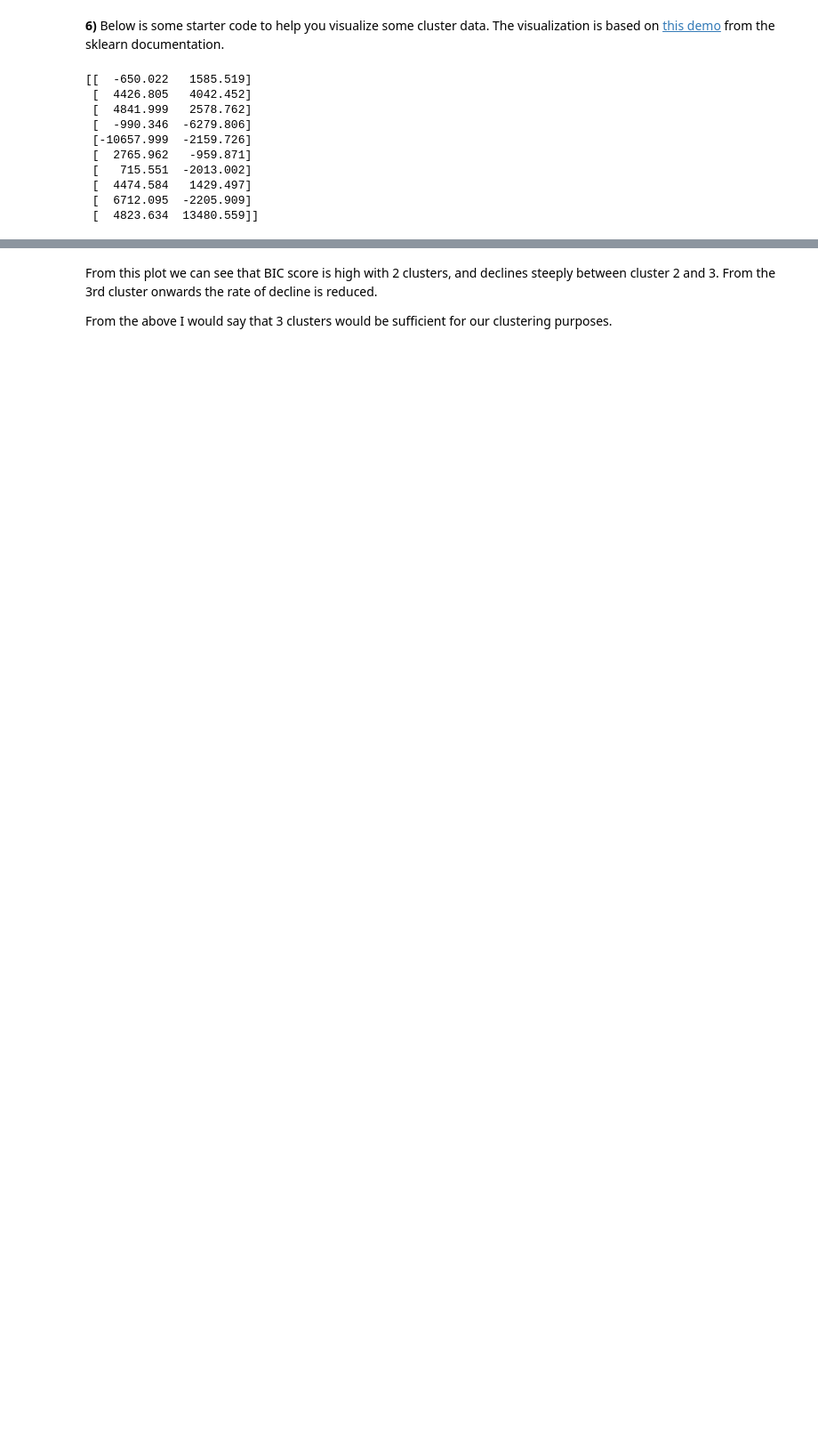
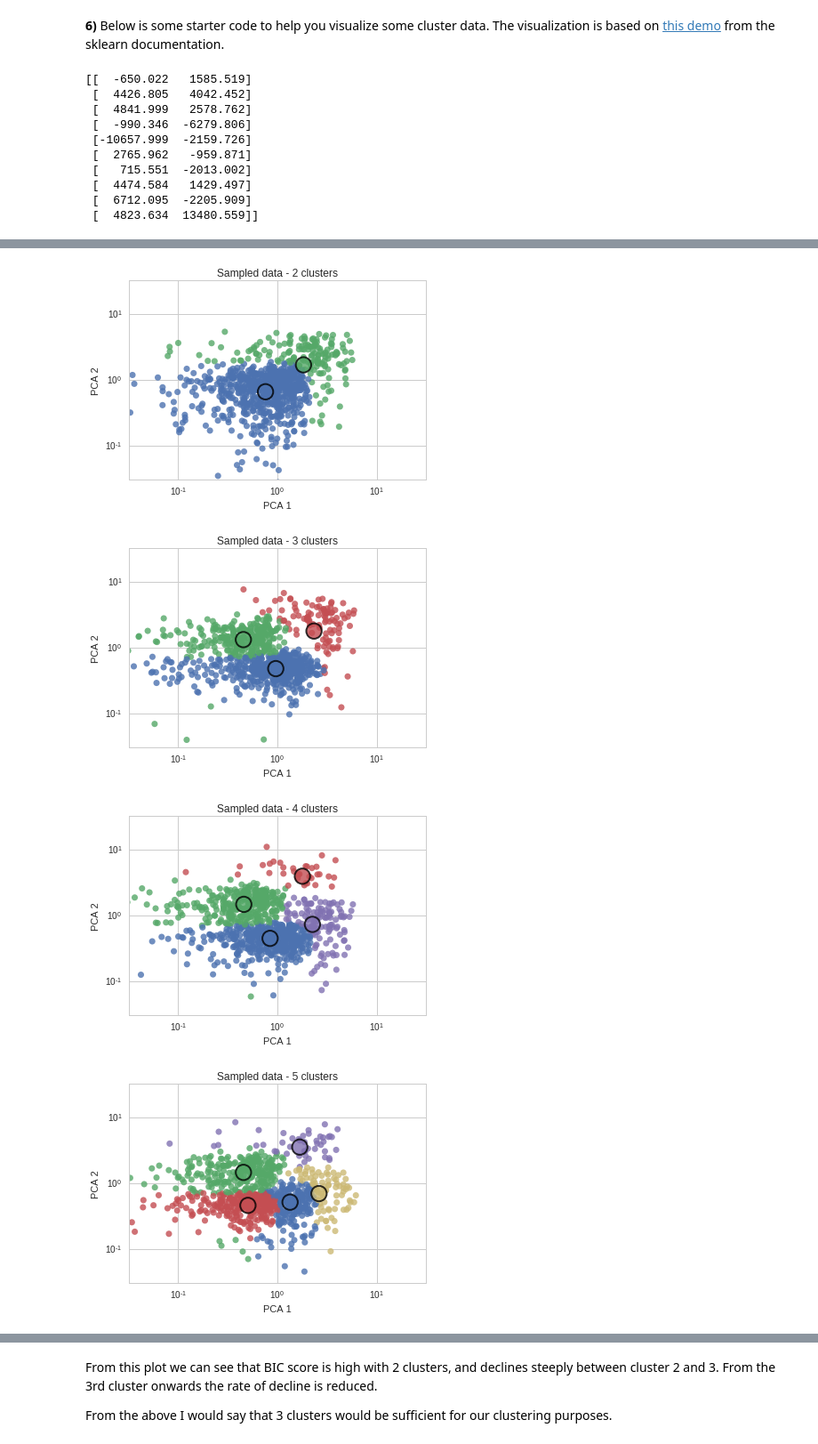
Before and after one commit to bvstillwell/udacity-mlnd-capstone, a Jupyter notebook: p3/r2/customer_segments.ipynb, the cells around one changed output, grey strips where cells are left out. Shown: that part at 89% size. Drawn from its saved outputs; the diff is of its cells as text; code cells hidden in the pictures; blank space fills up the shorter version.

```diff
--- a/p3/r2/customer_segments.ipynb
+++ b/p3/r2/customer_segments.ipynb
@@ -254,28 +254,26 @@ def tidy_data(a, b, col):
 
 
 #Lets visualise what a few different clusters would look like
-#To do this we need to swap the x-axis, convert to a stand
-for i in [2, 3, 5, 7, 12]:
-    cl = GMM(n_components=i)
-    cl.fit(reduced_data)
-
-    clusters = cl
-    #print clusters
-
-    centroids = clusters.means_
-    samples = cl.sample(1000)
-    group = cl.predict(samples)
+#To do this
+# -> swap the x-axis
+# -> convert to a standard scale, mean = 0
+# -> translate by 1,1
+# -> plot on log graph
+def plot_clusters(model, plot_data, title, xlim=None, ylim=None):
+    centroids = model.means_
+    group = model.predict(plot_data)
+    i = model.n_components
 
     colx = "PCA 1"
     coly = "PCA 2"
     col_colour = "color"
 
     #Lets transform the data to a good space so we can log graph them
-    scaler.fit(samples)
+    scaler.fit(plot_data)
 
     centroids_data = pd.DataFrame(scaler.transform(centroids), columns=[colx, coly])
     centroids_data[colx] *= -1. #The x-axis is the wrong way
-    samples_data = pd.DataFrame(scaler.transform(samples), columns=[colx, coly])
+    samples_data = pd.DataFrame(scaler.transform(plot_data), columns=[colx, coly])
     samples_data[colx] *= -1. #The x-axis is the wrong way
 
     #Lets translate the graph so we can plot it
@@ -284,6 +282,7 @@ for i in [2, 3, 5, 7, 12]:
     samples_data[coly] += mov
     centroids_data[colx] += mov
     centroids_data[coly] += mov
+
 
 
     pal = sns.color_palette("deep", centroids_data.shape[0])
@@ -295,9 +294,10 @@ for i in [2, 3, 5, 7, 12]:
     sns.set_style("whitegrid")
     f, ax = plt.subplots()
     ax.set(xscale="log", yscale="log")
-    plt.xlim([10.**-1.2, 10.**1.2])
-    plt.ylim([10.**-1.2, 10.**1.2])
-    plt.title("%s Clusters" % i)
+    a = xlim or [10.**-1.5, 10.**1.5]
+    plt.xlim(xlim or [10.**-1.5, 10.**1.5])
+    plt.ylim(ylim or [10.**-1.5, 10.**1.5])
+    plt.title(title)
     #Plot the samples
     sns.regplot(x=colx,
                 y=coly,
@@ -313,5 +313,3 @@ for i in [2, 3, 5, 7, 12]:
                 ax=ax,
                 scatter_kws={"s": 300, "c":centroids_data[col_colour], "edgecolor":'black', "linewidth":'2'},
                 fit_reg=False)
-
-plt.show()
@@ -323,0 +316,14 @@ plt.show()
+# %%
+#Lets plot different cluster sizes
+for i in [2, 3, 4, 5, 7, 12]:
+    cl = GMM(n_components=i)
+    cl.fit(reduced_data)
+    samples = cl.sample(1000)
+    plot_clusters(cl, samples, "Sampled data - %s clusters" % i)
+
+plt.show()
+# %% [output]
+[figure, added]
+[figure, added]
+[figure, added]
+[figure, added]
```
Also changed, not shown: parts of 16 cells of this notebook, 5 other files.
